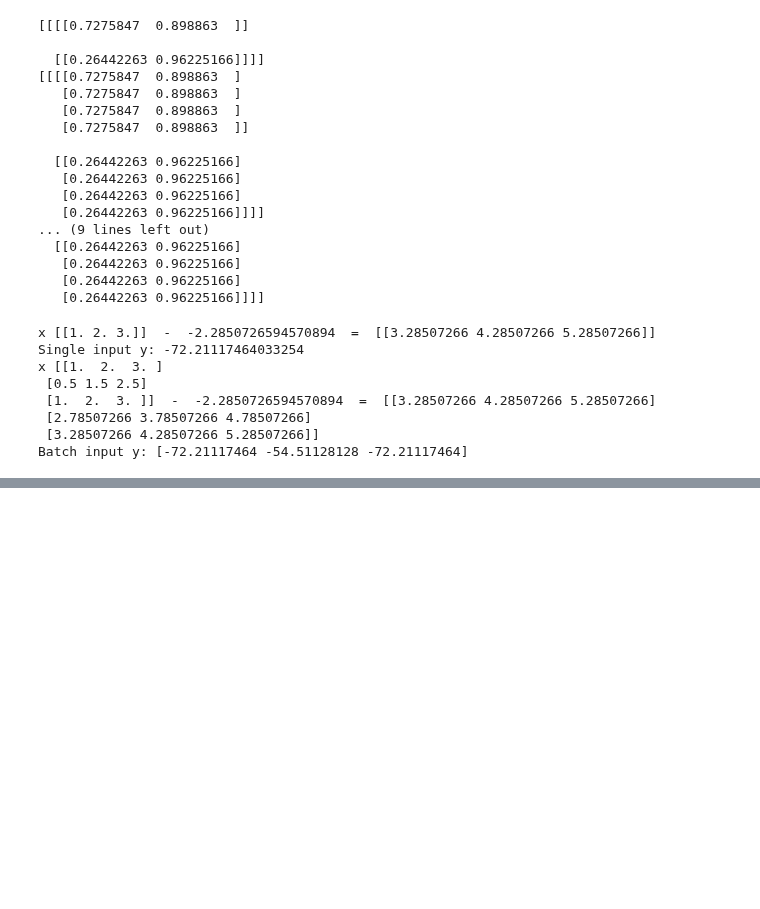
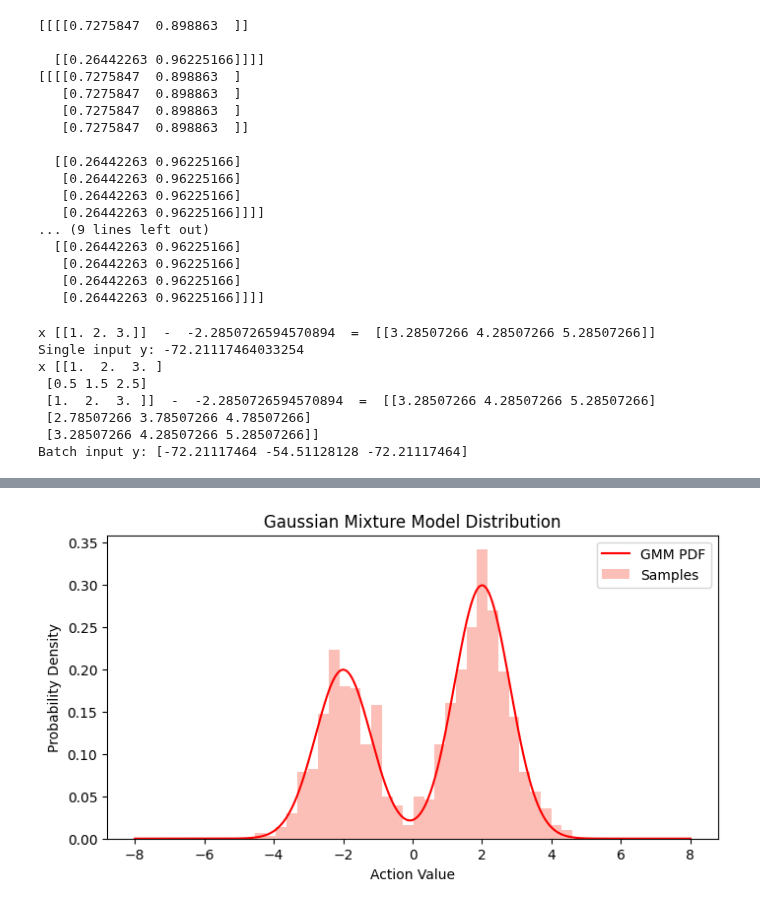
Before and after one commit to Jimvos32/Recurrent-PPO-Jax, a Jupyter notebook: src/tasks/envs/env_notebooks/test_functions.ipynb, the cells around one changed output, grey strips where cells are left out. Saved outputs shown, nothing was run; the diff lists cells and outputs as text; code cells hidden in the pictures; blank space fills up the shorter version.

```diff
--- a/src/tasks/envs/env_notebooks/test_functions.ipynb
+++ b/src/tasks/envs/env_notebooks/test_functions.ipynb
@@ -255,0 +302,32 @@ Batch input y: [-72.21117464 -54.51128128 -72.21117464]
+# %%
+import numpy as np
+import matplotlib.pyplot as plt
+from scipy.stats import norm
+
+# Define parameters for two components
+mu1, sigma1, w1 = -2, 0.8, 0.4
+mu2, sigma2, w2 =  2, 0.8, 0.6
+
+# Domain for plotting the PDF
+x = np.linspace(-8, 8, 1000)
+pdf = w1 * norm.pdf(x, loc=mu1, scale=sigma1) + w2 * norm.pdf(x, loc=mu2, scale=sigma2)
+
+plt.figure(figsize=(8, 4))
+plt.plot(x, pdf, 'r-', label='GMM PDF')
+
+# Sample points from the GMM:
+samples = []
+for _ in range(1000):
+    if np.random.rand() < w1:
+        samples.append(np.random.normal(mu1, sigma1))
+    else:
+        samples.append(np.random.normal(mu2, sigma2))
+
+plt.hist(samples, bins=30, density=True, alpha=0.5, color='salmon', label='Samples')
+plt.title('Gaussian Mixture Model Distribution')
+plt.xlabel('Action Value')
+plt.ylabel('Probability Density')
+plt.legend()
+plt.show()
+# %% [output]
+[figure, added]
```
Also changed, not shown: parts of 7 cells of this notebook, 1 other file.
